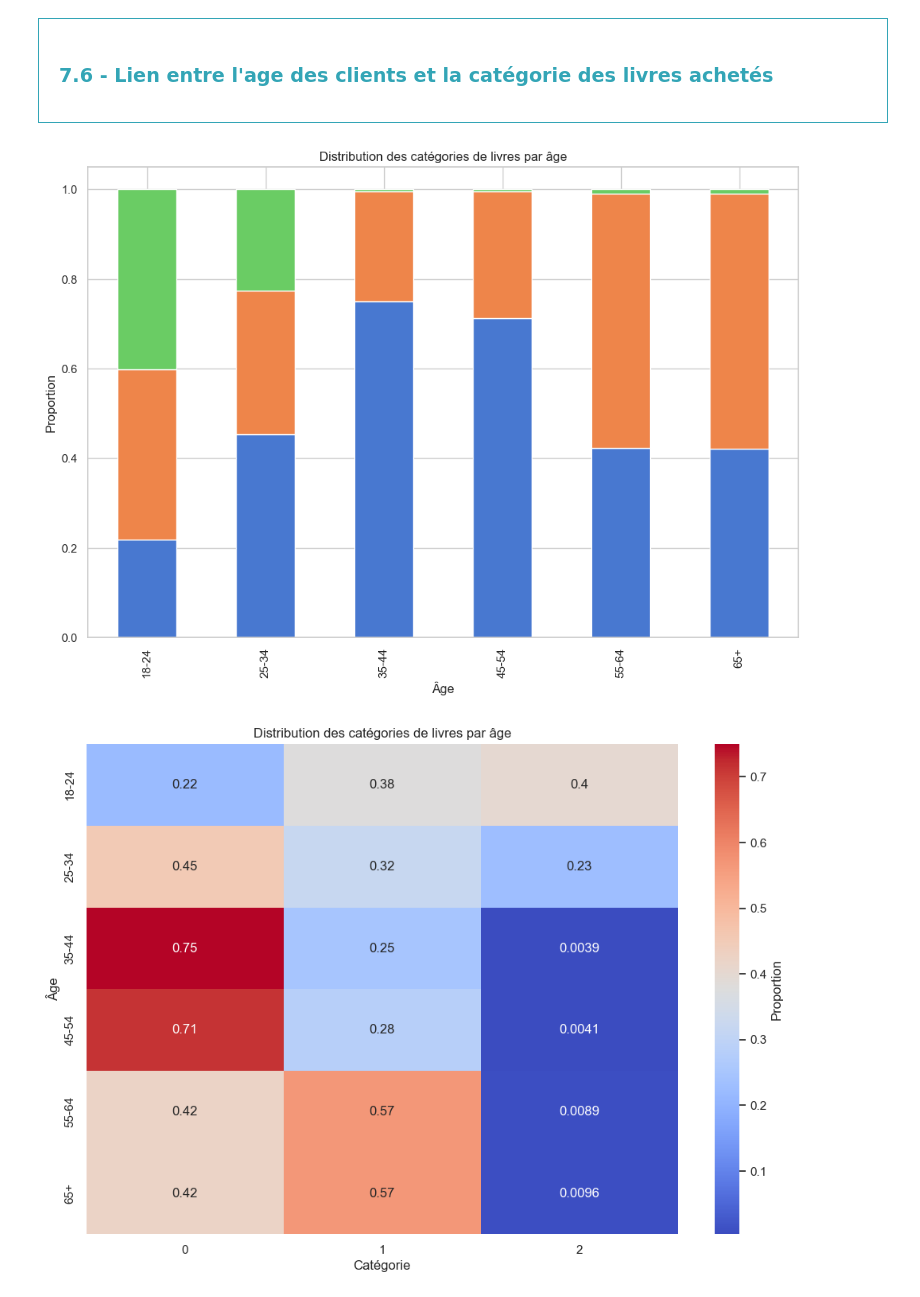
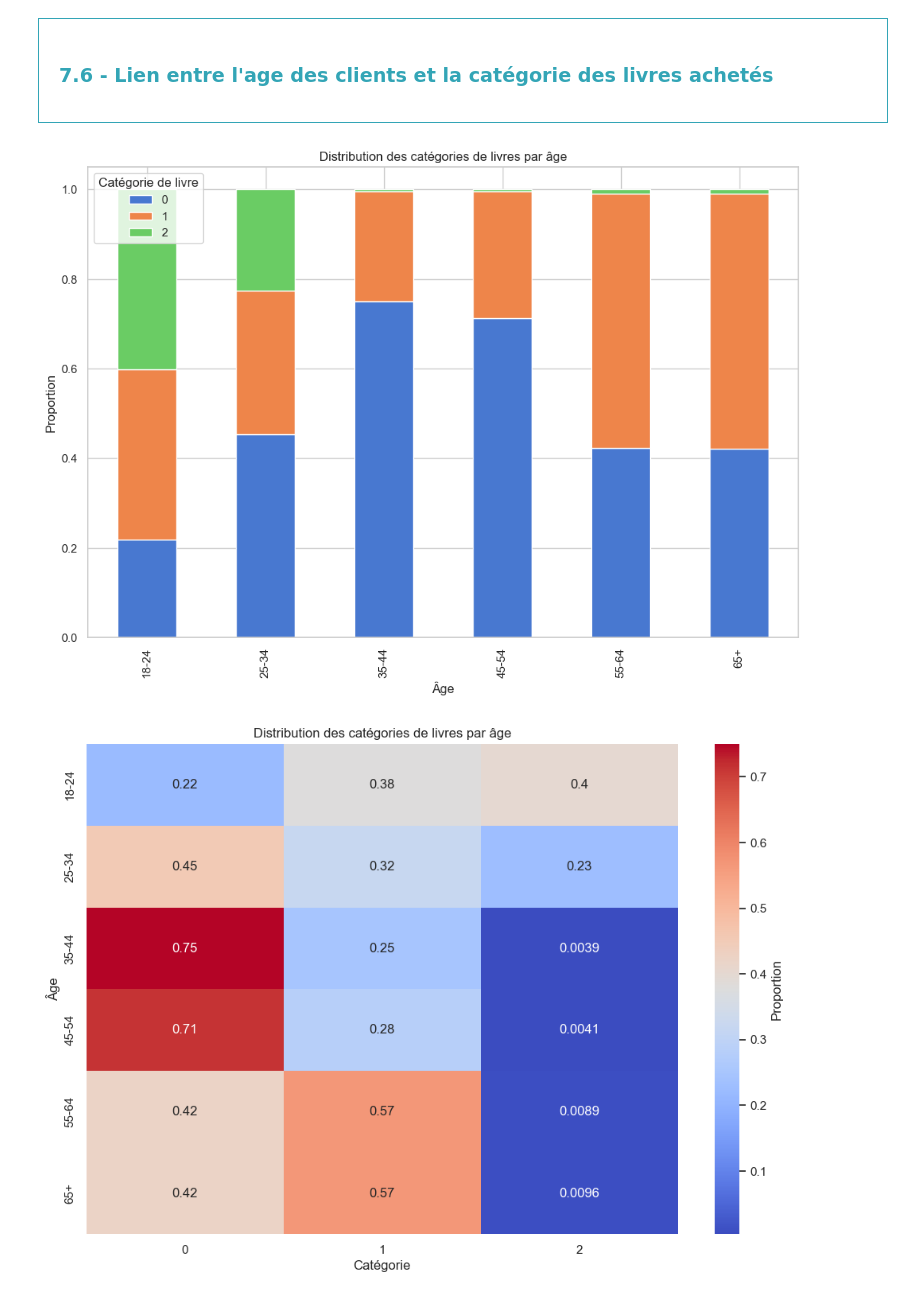
Before and after one commit to obenmaha/analyse-ventes-librairie, a Jupyter notebook: Analyse des Vente_V2.ipynb, the cells around one changed output. Saved outputs shown, nothing was run; the diff lists cells and outputs as text; code cells hidden in the pictures.

```diff
--- a/Analyse des Vente_V2.ipynb
+++ b/Analyse des Vente_V2.ipynb
@@ -1812,16 +1888,17 @@ Corrélation de Spearman: -0.666535341913266, p-value: 0.0
 # %%
 # Calculer la distribution des catégories de livres par âge
 age_category_distribution = pd.crosstab(df_merge_btoc['age_group'], df_merge_btoc['categ'], normalize='index')
 
 
 # Tracer un graphique en barres empilées
 age_category_distribution.plot(kind='bar', stacked=True, figsize=(12, 8), legend=False)
 plt.title("Distribution des catégories de livres par âge")
 plt.xlabel("Âge")
 plt.ylabel("Proportion")
+plt.legend(title="Catégorie de livre")
 plt.show()
 # %% [output]
-[figure, old version]
+[figure, new version]
 # %%
 # Visualisation avec une heatmap
 plt.figure(figsize=(12, 8))
```
Also changed, not shown: parts of 15 cells of this notebook, 1 other file.
